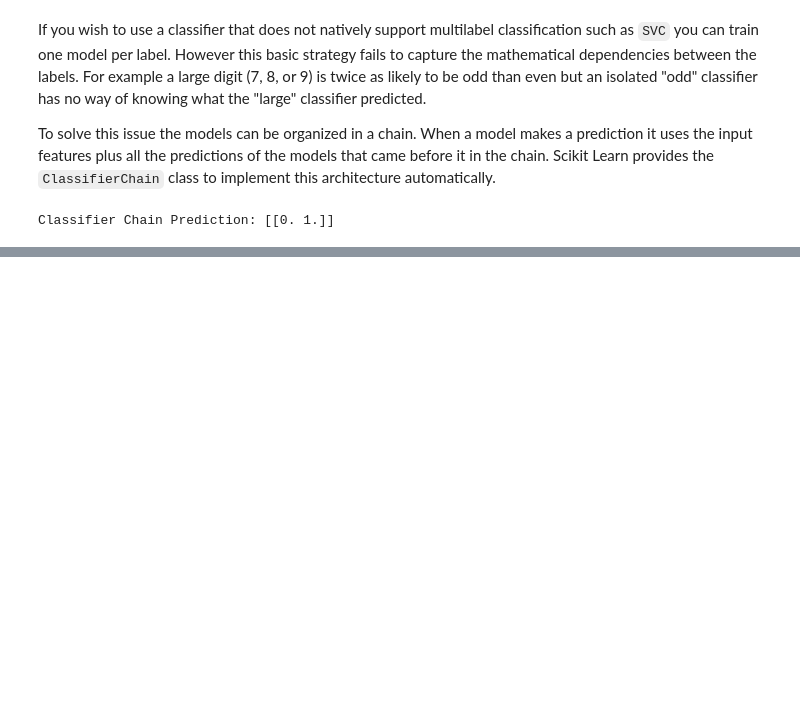
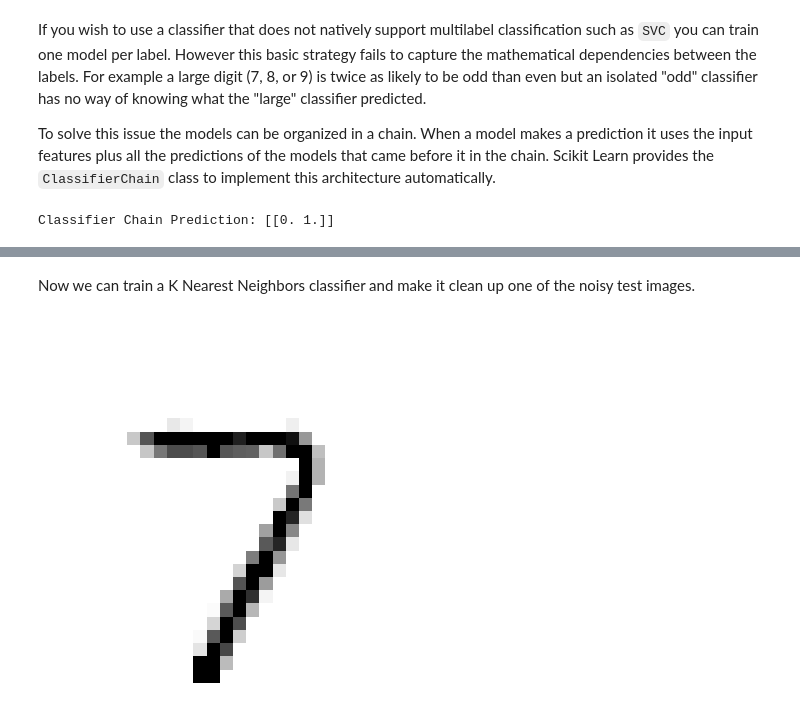
Before and after one commit to jayjay0317/Hands-On-ML-Study, a Jupyter notebook: Chapter_03/03_classification.ipynb, the cells around one changed output, grey strips where cells are left out. Saved outputs shown, nothing was run; the diff lists cells and outputs as text; code cells hidden in the pictures; blank space fills up the shorter version.

```diff
--- a/Chapter_03/03_classification.ipynb
+++ b/Chapter_03/03_classification.ipynb
@@ -510,0 +517,20 @@ Classifier Chain Prediction: [[0. 1.]]
+# %%
+# Generate random noise and add it to the datasets
+rng = np.random.default_rng(seed=42)
+noise_train = rng.integers(0, 100, (len(X_train), 784))
+X_train_mod = X_train + noise_train
+noise_test = rng.integers(0, 100, (len(X_test), 784))
+X_test_mod = X_test + noise_test
+# The targets are the original clean images
+y_train_mod = X_train
+y_test_mod = X_test
+# %% [markdown]
+Now we can train a K Nearest Neighbors classifier and make it clean up one of the noisy test images.
+# %%
+knn_clf = KNeighborsClassifier()
+knn_clf.fit(X_train_mod, y_train_mod)
+clean_digit = knn_clf.predict([X_test_mod[0]])
+plot_digit(clean_digit)
+plt.show()
+# %% [output]
+[figure, added]
```
Also changed, not shown: parts of 3 cells of this notebook.
